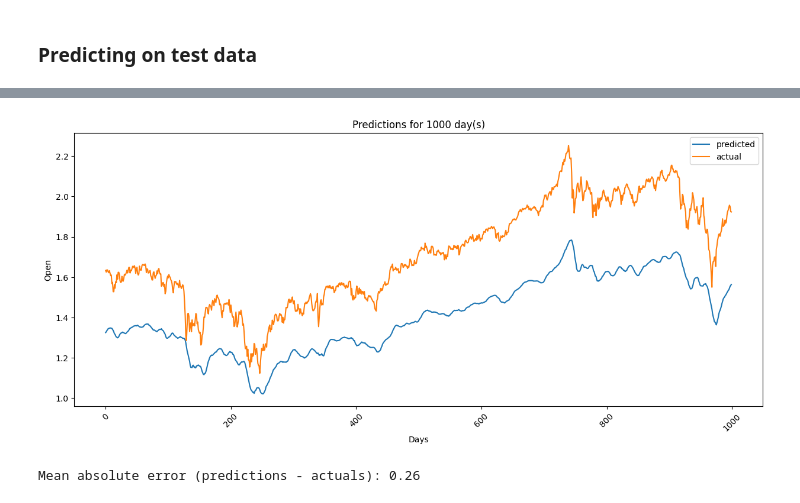
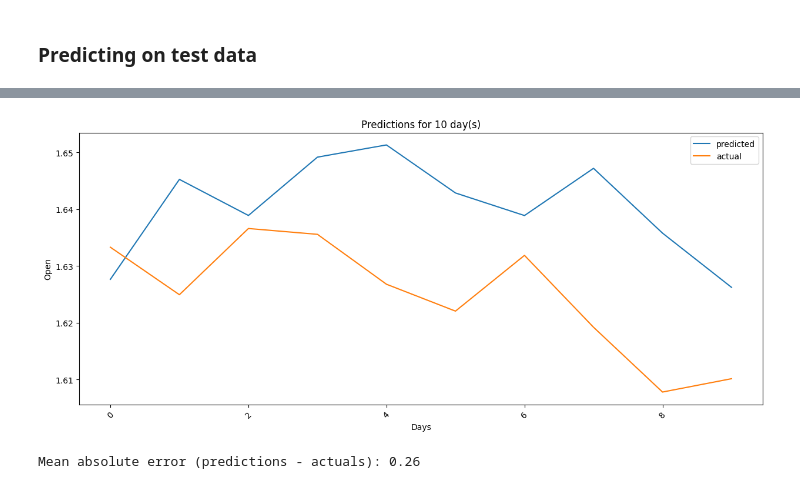
Before and after one commit to Rol3ert99/stock-predictions, a Jupyter notebook: conv1d.ipynb, the cells around one changed output, grey strips where cells are left out. Drawn from its saved outputs; the diff is of its cells as text; code cells hidden in the pictures.

```diff
--- a/conv1d.ipynb
+++ b/conv1d.ipynb
@@ -151,24 +151,24 @@ pred = model.predict(X_test)
 # %%
 SLICE_START = 1200 #plot begin point
-SLICE_LEN = 1000 #predictions amount
+SLICE_LEN = 10 #predictions amount
 
 a = y_train.shape[0] + y_val.shape[0]
 x = dates[a + SLICE_START: a + SLICE_START + SLICE_LEN].to_numpy()
 x.reshape(((len(x), 1)))
 
 x = range(SLICE_LEN) #comment this to see dates on x axis
 
 plt.figure(figsize=(15, 6))
 plt.plot(x, pred[SLICE_START: SLICE_START + SLICE_LEN], label='predicted')
 plt.plot(x, y_test[SLICE_START:SLICE_START + SLICE_LEN], label = 'actual')
 plt.xlabel('Days')
 plt.ylabel('Open')
 plt.title(f'Predictions for {SLICE_LEN} day(s)')
 plt.xticks(rotation=45)
 plt.legend()
 plt.show()
 # %% [output]
-[figure, old version]
+[figure, new version]
 # %%
 print('Mean absolute error (predictions - actuals): {:.2f}'.format(mean_absolute_error(y_test, pred)))
 # %% [output]
```
Also changed, not shown: parts of 4 cells of this notebook.
